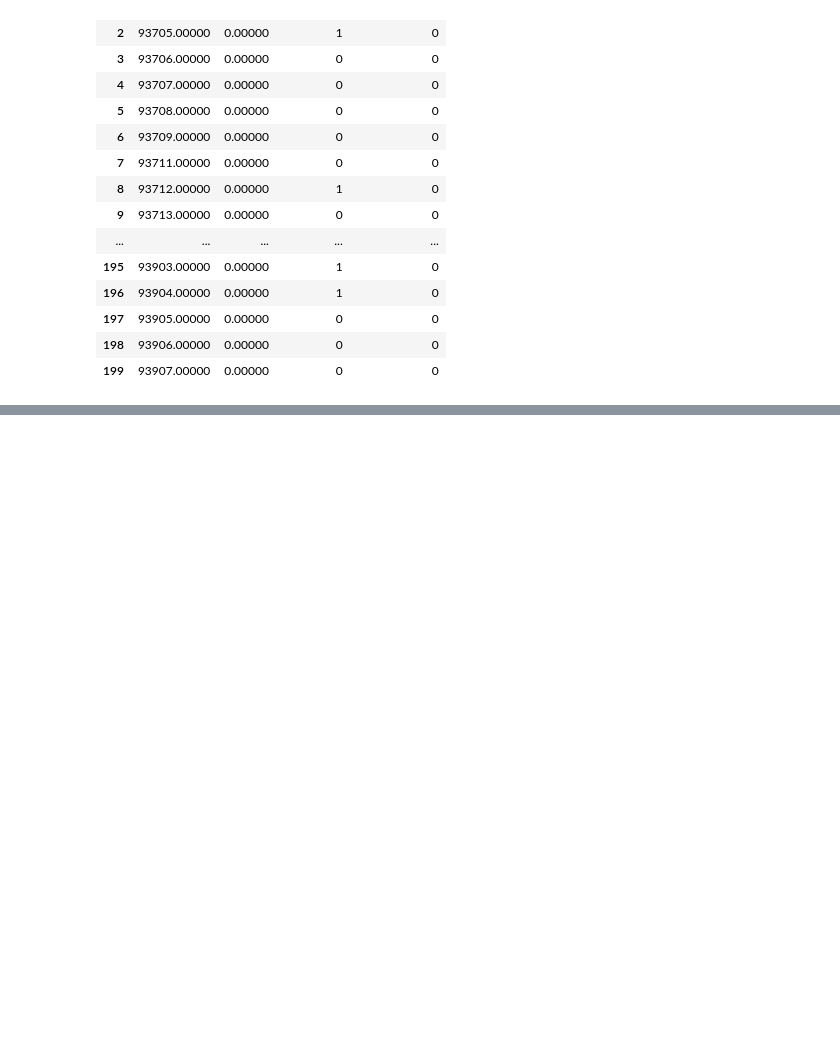
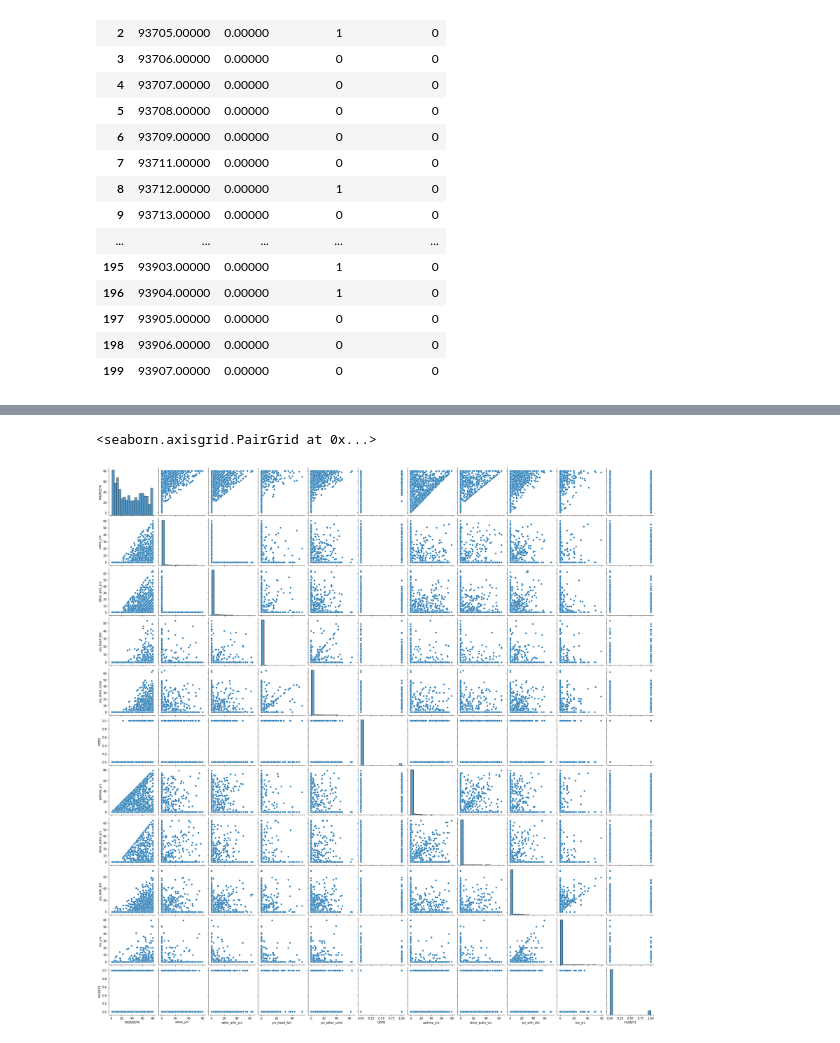
Before and after one commit to lilisbeit/Preventing-Hospitalizations, a Jupyter notebook: Untitled3.ipynb, the cells around one changed output, grey strips where cells are left out. Saved outputs shown, nothing was run; the diff lists cells and outputs as text; code cells hidden in the pictures; blank space fills up the shorter version.

```diff
--- a/Untitled3.ipynb
+++ b/Untitled3.ipynb
@@ -1154,0 +1283,3 @@ test_df = age_gdr.copy()
+# %%
+dm_yrs = diabetes_2[['SEQN', 'yrs_with_dm', 'ins_yrs']].fillna(0)
+dm_yrs.head(200)
@@ -1155,10 +1304,12 @@ test_df = age_gdr.copy()
 # %%
-dfs_to_merge = [pulm_binary, heart_yrs, arth_yrs, target]
+dfs_to_merge = [arth_yrs, circ_yrs, pulm_yrs, dm_yrs, target]
+
+yrs_df = age.copy()
 
 for df in dfs_to_merge:
-    test_df = test_df.merge(df, how='left', on='SEQN')
+    yrs_df = yrs_df.merge(df, how='left', on='SEQN')
 
-test_df.info()
+yrs_df.info()
 # %% [output]
 <class 'pandas.core.frame.DataFrame'>
 Int64Index: 9254 entries, 0 to 9253
@@ -1219,0 +1338,3 @@ def scale_logreg_cv(X, y):
+# %%
+yrs_df_2 = yrs_df.loc[~yrs_df['osteo_yrs'].isna()]
+yrs_df_2.info()
@@ -1219,0 +1359,5 @@ def scale_logreg_cv(X, y):
+# %%
+# we need the target!  remove rows where target is null
+
+yrs_df_3 = yrs_df_2.loc[~yrs_df_2['HUQ071'].isna()].set_index('SEQN')
+yrs_df_3.info()
@@ -1219,0 +1395,5 @@ def scale_logreg_cv(X, y):
+# %%
+sns.pairplot(yrs_df_3)
+# %% [output]
+<seaborn.axisgrid.PairGrid at 0x...>
+[figure, added]
```
Also changed, not shown: parts of 71 cells of this notebook.
